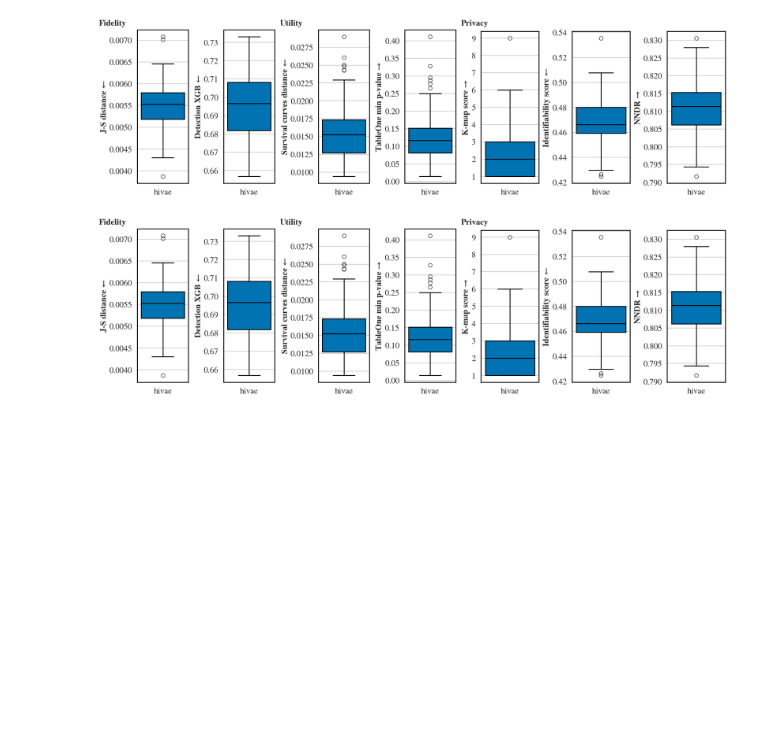
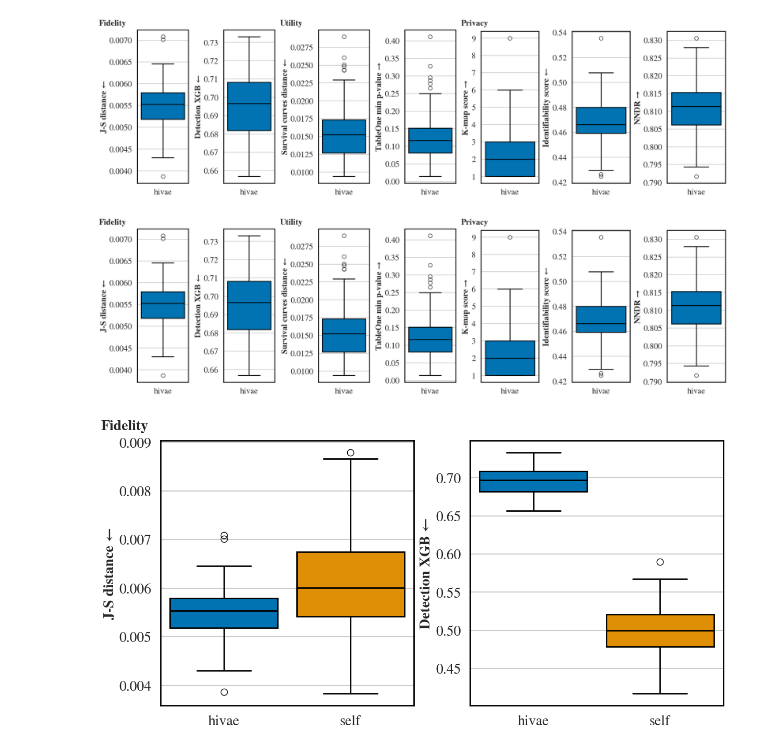
Before and after one commit to aguilloux/survgen-clinical-trials, a Jupyter notebook: tutorials/tutorial_ACTG320_new.ipynb, the cells around one changed output. Saved outputs shown, nothing was run; the diff lists cells and outputs as text; code cells hidden in the pictures; blank space fills up the shorter version.

```diff
--- a/tutorials/tutorial_ACTG320_new.ipynb
+++ b/tutorials/tutorial_ACTG320_new.ipynb
@@ -331,8 +300,7 @@ from metrics import log_rank, cox_estimation
 
 data_syn = []
 for i in range(n_generated_dataset):
-    df_gen_control = pd.DataFrame(data_gen_control[i].numpy(), columns=control_fnames)
-    df_gen_control['treatment'] = 0
+    df_gen_control = list_df_gen_control[i]
     data_syn.append(pd.concat([df_init_treated, df_gen_control], ignore_index=True))
 
 LR_init, LR_syn = log_rank(df_init, data_syn)
@@ -523,0 +509,15 @@ score_df
+# %%
+list_score_dfs = []
+for i in range(100):
+    sample_dataset = df_init_control.sample(frac=.5, random_state=i)
+    leftout_dataset = df_init_control.iloc[[k for k in range(len(df_init_control)) if k not in list(sample_dataset.index)]]
+    score_df_test_i = general_metrics_modular(leftout_dataset, [sample_dataset], 'hivae', simple_score_metrics, include_nndr=True,
+                                              include_tableone_min_p_value=True, categorical=['strat2', 'sex', 'raceth', 'ivdrug', 'karnof'],
+                                              continuous=['cd4', 'priorzdv', 'age'], nonnormal=['cd4', 'priorzdv', 'age'])
+    list_score_dfs.append(score_df_test_i)
+
+self_score_df = pd.concat(list_score_dfs)
+# %%
+self_score_df = self_score_df.reset_index(drop=True)
+self_score_df['generator'] = 'self'
+self_score_df
@@ -537,3 +579,9 @@ visualize_grouped_perf(score_df_rounded, dict_metrics)
 visualize_grouped_perf(score_df_rounded_recoded, dict_metrics)
 # %% [output]
 [figure]
+# %%
+score_df_rounded_and_self = pd.concat([score_df_rounded, self_score_df], ignore_index=True)
+# %%
+visualize_grouped_perf(score_df_rounded_and_self, {"Fidelity": dict_metrics["Fidelity"]})
+# %% [output]
+[figure, added]
```
Also changed, not shown: parts of 14 cells of this notebook, 1 other file.
